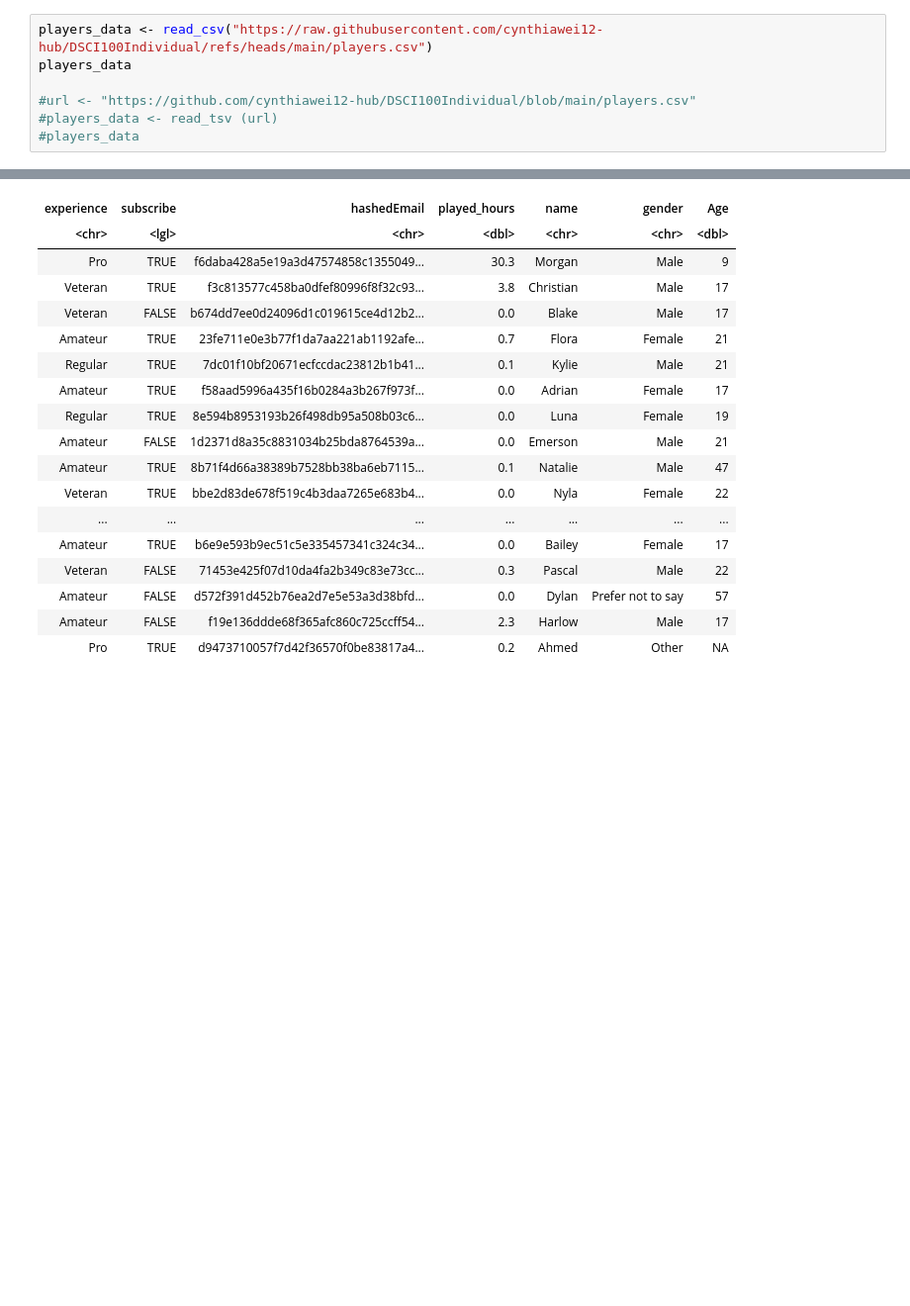
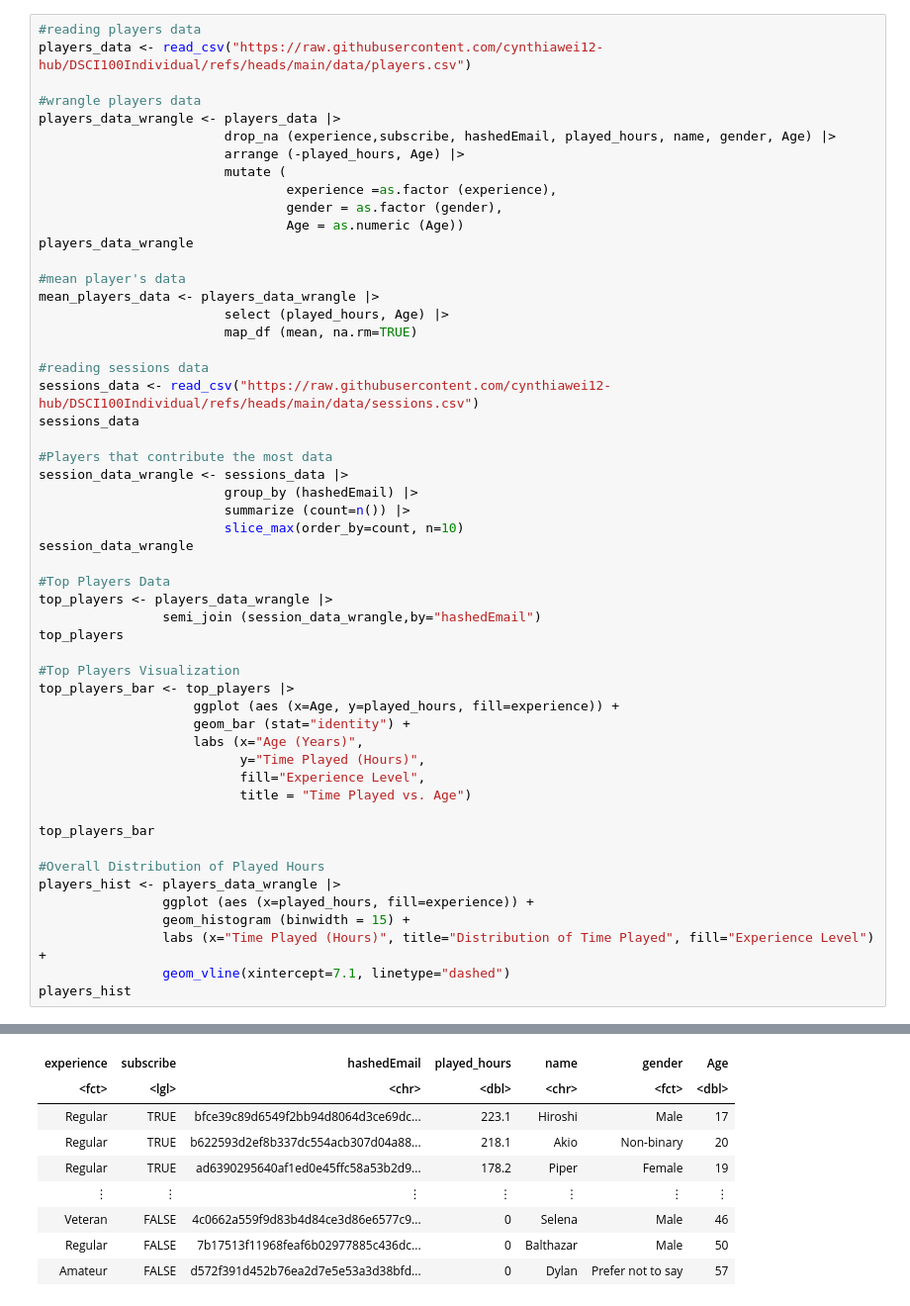
Before and after one commit to cynthiawei12-hub/DSCI100Individual, a Jupyter notebook: DSCIProjectInidividual.ipynb, the cells around one changed output, grey strips where cells are left out. Shown at 99% size. Cells and saved outputs as stored; diff of their text form; blank space fills up the shorter version.

Commit message:
data wrangled + visualizations

```diff
--- a/DSCIProjectInidividual.ipynb
+++ b/DSCIProjectInidividual.ipynb
@@ -12,12 +13,58 @@ library (tidyverse)
 ✖ dplyr::lag()    masks stats::lag()
 ℹ Use the conflicted package (<http://conflicted.r-lib.org/>) to force all conflicts to become errors
 # %%
-players_data <- read_csv("https://raw.githubusercontent.com/cynthiawei12-hub/DSCI100Individual/refs/heads/main/players.csv")
-players_data
+#reading players data
+players_data <- read_csv("https://raw.githubusercontent.com/cynthiawei12-hub/DSCI100Individual/refs/heads/main/data/players.csv")
 
-#url <- "https://github.com/cynthiawei12-hub/DSCI100Individual/blob/main/players.csv"
-#players_data <- read_tsv (url)
-#players_data
+#wrangle players data
+players_data_wrangle <- players_data |>
+                        drop_na (experience,subscribe, hashedEmail, played_hours, name, gender, Age) |>
+                        arrange (-played_hours, Age) |>
+                        mutate (
+                                experience =as.factor (experience),
+                                gender = as.factor (gender),
+                                Age = as.numeric (Age))
+players_data_wrangle
+
+#mean player's data
+mean_players_data <- players_data_wrangle |>
+                        select (played_hours, Age) |>
+                        map_df (mean, na.rm=TRUE)
+
+#reading sessions data
+sessions_data <- read_csv("https://raw.githubusercontent.com/cynthiawei12-hub/DSCI100Individual/refs/heads/main/data/sessions.csv")
+sessions_data
+
+#Players that contribute the most data
+session_data_wrangle <- sessions_data |>
+                        group_by (hashedEmail) |>
+                        summarize (count=n()) |>
+                        slice_max(order_by=count, n=10)
+session_data_wrangle
+
+#Top Players Data
+top_players <- players_data_wrangle |>
+                semi_join (session_data_wrangle,by="hashedEmail")
+top_players
+
+#Top Players Visualization
+top_players_bar <- top_players |>
+                    ggplot (aes (x=Age, y=played_hours, fill=experience)) +
+                    geom_bar (stat="identity") +
+                    labs (x="Age (Years)",
+                          y="Time Played (Hours)",
+                          fill="Experience Level",
+                          title = "Time Played vs. Age")
+
+top_players_bar
+
+#Overall Distribution of Played Hours
+players_hist <- players_data_wrangle |>
+                ggplot (aes (x=played_hours, fill=experience)) +
+                geom_histogram (binwidth = 15) +
+                labs (x="Time Played (Hours)", title="Distribution of Time Played", fill="Experience Level") +
+                geom_vline(xintercept=7.1, linetype="dashed")
+players_hist
 # %% [output]
 Rows: 196 Columns: 7
 ── Column specification ────────────────────────────────────────────────────────
@@ -32,18 +79,9 @@ A spec_tbl_df: 196 × 7
 | experience | subscribe | hashedEmail | played_hours | name | gender | Age |
-| <chr> | <lgl> | <chr> | <dbl> | <chr> | <chr> | <dbl> |
-| Pro | TRUE | f6daba428a5e19a3d47574858c1355049... | 30.3 | Morgan | Male | 9 |
-| Veteran | TRUE | f3c813577c458ba0dfef80996f8f32c93... | 3.8 | Christian | Male | 17 |
-| Veteran | FALSE | b674dd7ee0d24096d1c019615ce4d12b2... | 0.0 | Blake | Male | 17 |
-| Amateur | TRUE | 23fe711e0e3b77f1da7aa221ab1192afe... | 0.7 | Flora | Female | 21 |
-| Regular | TRUE | 7dc01f10bf20671ecfccdac23812b1b41... | 0.1 | Kylie | Male | 21 |
-| Amateur | TRUE | f58aad5996a435f16b0284a3b267f973f... | 0.0 | Adrian | Female | 17 |
-| Regular | TRUE | 8e594b8953193b26f498db95a508b03c6... | 0.0 | Luna | Female | 19 |
-| Amateur | FALSE | 1d2371d8a35c8831034b25bda8764539a... | 0.0 | Emerson | Male | 21 |
-| Amateur | TRUE | 8b71f4d66a38389b7528bb38ba6eb7115... | 0.1 | Natalie | Male | 47 |
-| Veteran | TRUE | bbe2d83de678f519c4b3daa7265e683b4... | 0.0 | Nyla | Female | 22 |
-| ... | ... | ... | ... | ... | ... | ... |
-| Amateur | TRUE | b6e9e593b9ec51c5e335457341c324c34... | 0.0 | Bailey | Female | 17 |
-| Veteran | FALSE | 71453e425f07d10da4fa2b349c83e73cc... | 0.3 | Pascal | Male | 22 |
-| Amateur | FALSE | d572f391d452b76ea2d7e5e53a3d38bfd... | 0.0 | Dylan | Prefer not to say | 57 |
-| Amateur | FALSE | f19e136ddde68f365afc860c725ccff54... | 2.3 | Harlow | Male | 17 |
-| Pro | TRUE | d9473710057f7d42f36570f0be83817a4... | 0.2 | Ahmed | Other | NA |
+| <fct> | <lgl> | <chr> | <dbl> | <chr> | <fct> | <dbl> |
+| Regular | TRUE | bfce39c89d6549f2bb94d8064d3ce69dc... | 223.1 | Hiroshi | Male | 17 |
+| Regular | TRUE | b622593d2ef8b337dc554acb307d04a88... | 218.1 | Akio | Non-binary | 20 |
+| Regular | TRUE | ad6390295640af1ed0e45ffc58a53b2d9... | 178.2 | Piper | Female | 19 |
+| ⋮ | ⋮ | ⋮ | ⋮ | ⋮ | ⋮ | ⋮ |
+| Veteran | FALSE | 4c0662a559f9d83b4d84ce3d86e6577c9... | 0 | Selena | Male | 46 |
+| Regular | FALSE | 7b17513f11968feaf6b02977885c436dc... | 0 | Balthazar | Male | 50 |
+| Amateur | FALSE | d572f391d452b76ea2d7e5e53a3d38bfd... | 0 | Dylan | Prefer not to say | 57 |
```
Also changed, not shown: parts of 3 cells of this notebook, 1 other file.
